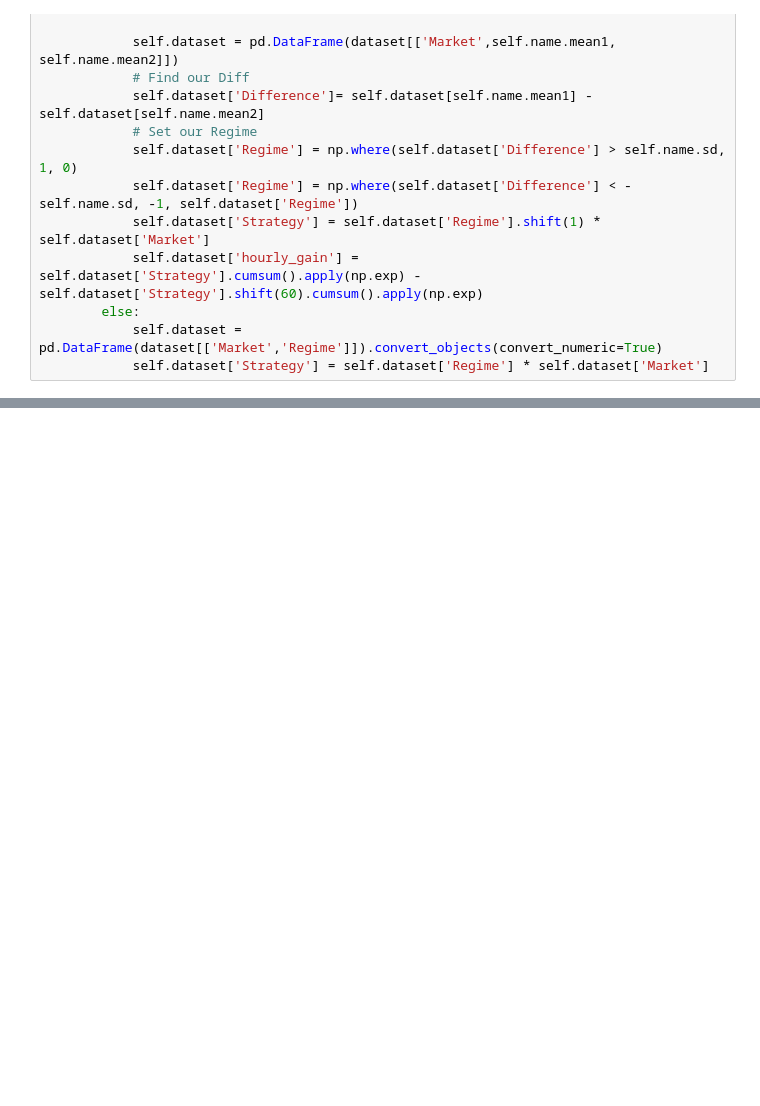
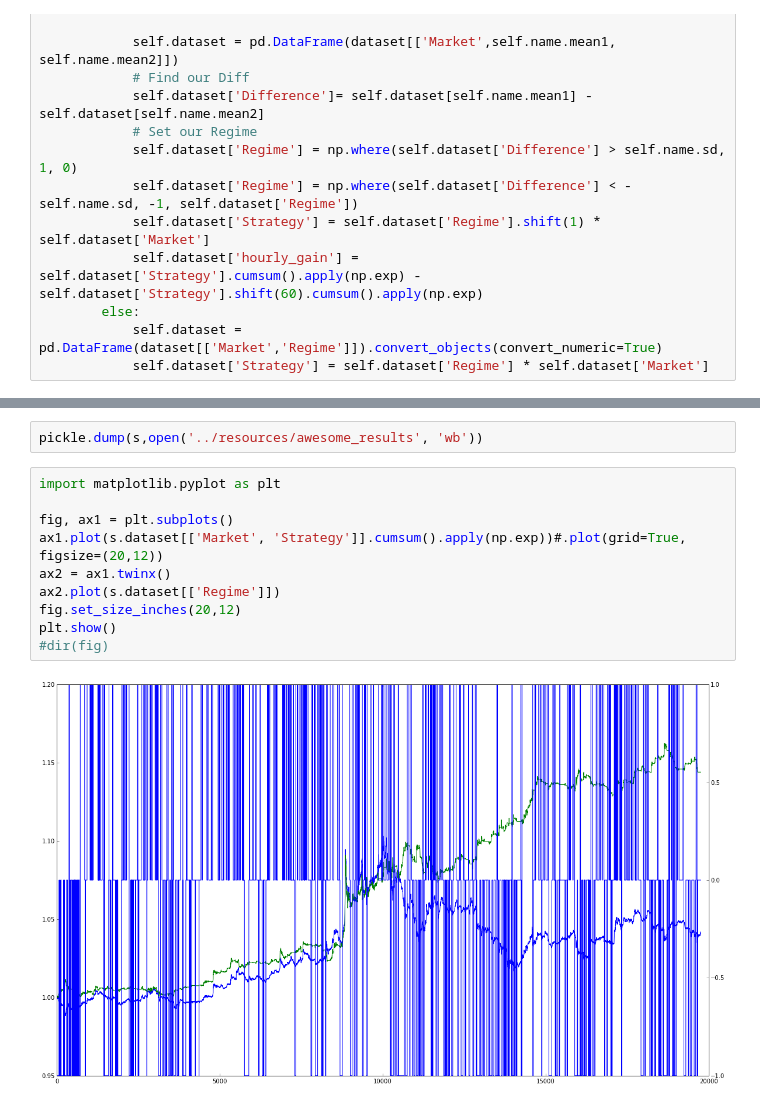
Before and after one commit to peterFran/bitpy, a Jupyter notebook: modelling/Hourly Updater.ipynb, the cells around one changed output, grey strips where cells are left out. Saved outputs shown, nothing was run; the diff lists cells and outputs as text; blank space fills up the shorter version.

```diff
--- a/modelling/Hourly Updater.ipynb
+++ b/modelling/Hourly Updater.ipynb
@@ -207,0 +158,14 @@ None
+# %%
+pickle.dump(s,open('../resources/awesome_results', 'wb'))
+# %%
+import matplotlib.pyplot as plt
+
+fig, ax1 = plt.subplots()
+ax1.plot(s.dataset[['Market', 'Strategy']].cumsum().apply(np.exp))#.plot(grid=True, figsize=(20,12))
+ax2 = ax1.twinx()
+ax2.plot(s.dataset[['Regime']])
+fig.set_size_inches(20,12)
+plt.show()
+#dir(fig)
+# %% [output]
+[figure, added]
```
Also changed, not shown: parts of 4 cells of this notebook.
